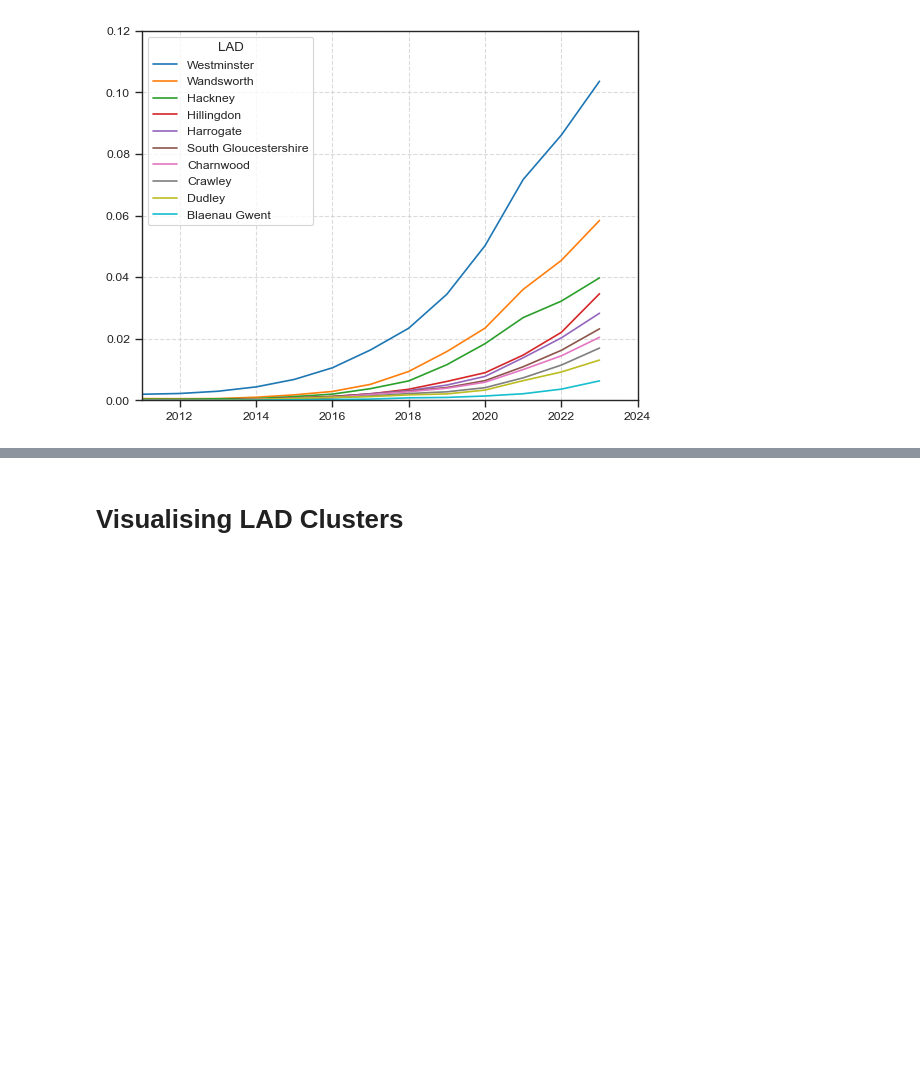
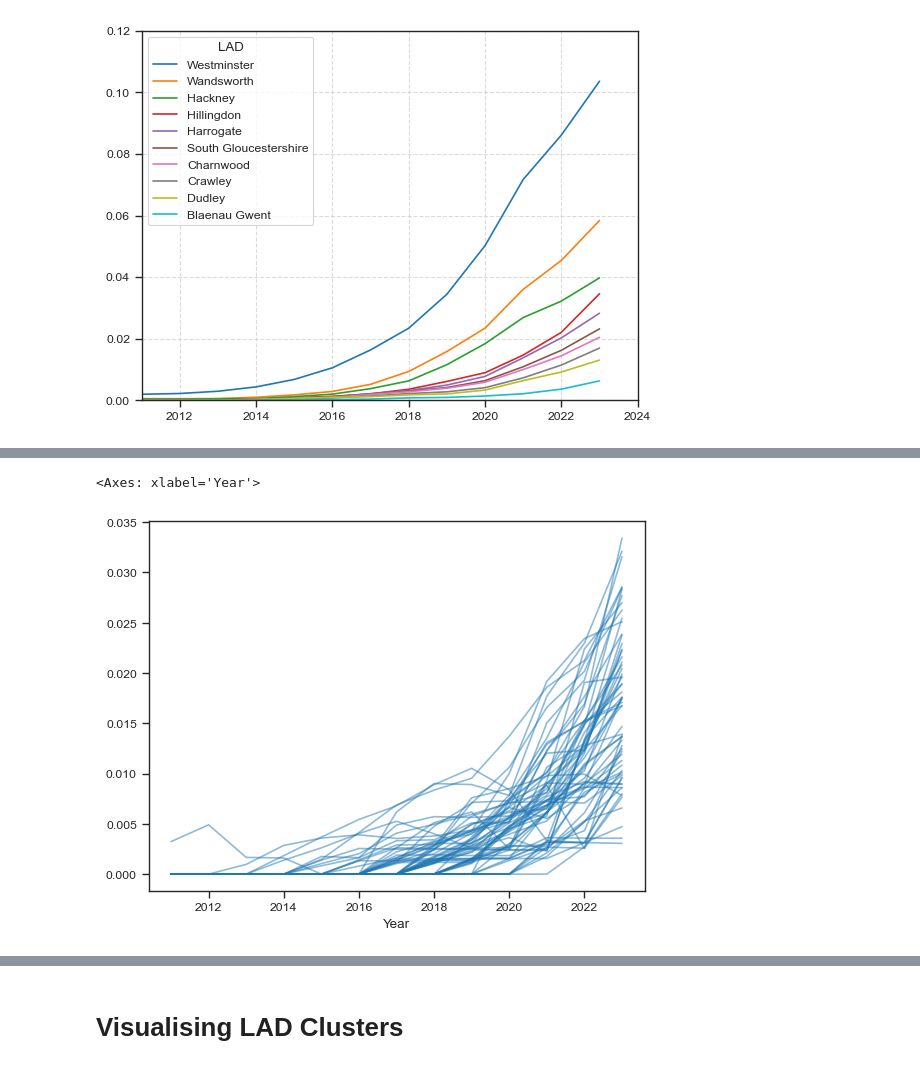
Before and after one commit to isaacflower/EVAdoptionForecastingFramework, a Jupyter notebook: notebooks/main.ipynb, the cells around one changed output, grey strips where cells are left out. Drawn from its saved outputs; the diff is of its cells as text; code cells hidden in the pictures; blank space fills up the shorter version.

```diff
--- a/notebooks/main.ipynb
+++ b/notebooks/main.ipynb
@@ -676,0 +938,5 @@ plt.show()
+# %%
+(lad_lsoa_dict['Crawley']['ev']/lad_lsoa_dict['Crawley']['v']).plot(legend=False, color='C0', alpha=0.5)
+# %% [output]
+<Axes: xlabel='Year'>
+[figure, added]
```
Also changed, not shown: parts of 43 cells of this notebook.
